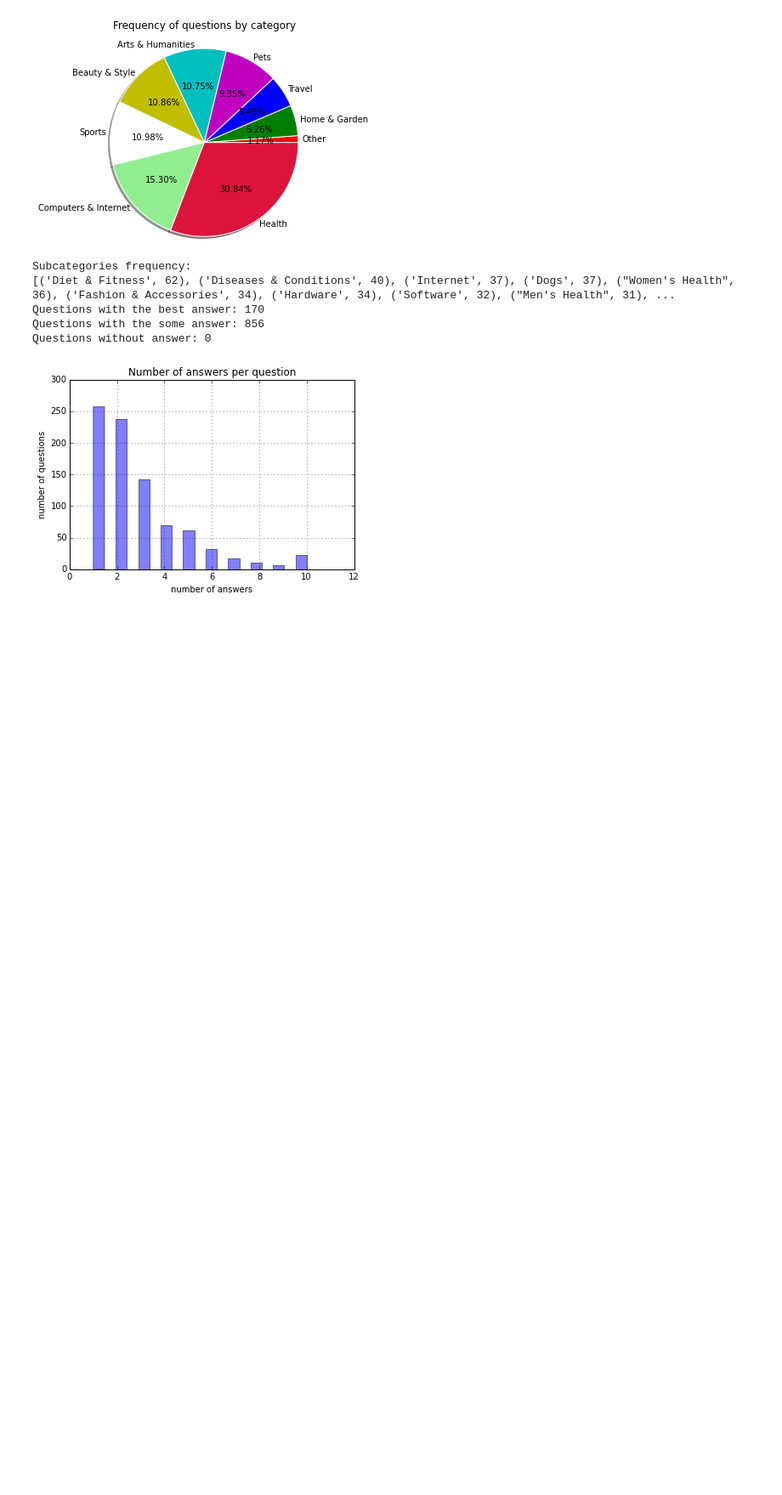
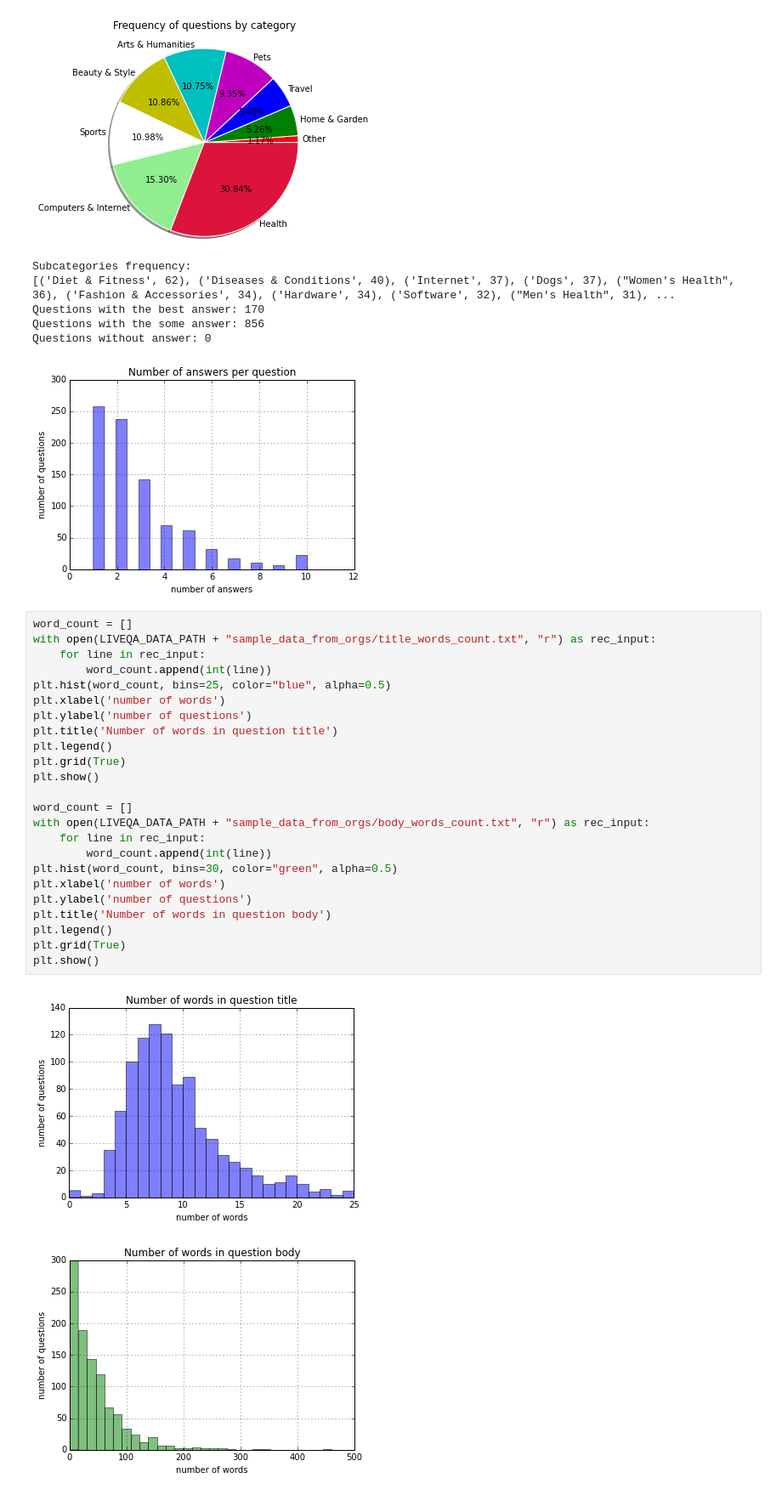
Before and after one commit to DenXX/irlab, a Jupyter notebook: code/dsavenk/liveqa/analysis/LiveQA Analysis.ipynb, the cells around one changed output. Shown: that part at 85% size. Saved outputs shown, nothing was run; the diff lists cells and outputs as text; blank space fills up the shorter version.

```diff
--- a/code/dsavenk/liveqa/analysis/LiveQA Analysis.ipynb
+++ b/code/dsavenk/liveqa/analysis/LiveQA Analysis.ipynb
@@ -216,3 +225,30 @@ Questions with the best answer: 170
 Questions with the some answer: 856
 Questions without answer: 0
 [figure]
+# %%
+word_count = []
+with open(LIVEQA_DATA_PATH + "sample_data_from_orgs/title_words_count.txt", "r") as rec_input:
+    for line in rec_input:
+        word_count.append(int(line))
+plt.hist(word_count, bins=25, color="blue", alpha=0.5)
+plt.xlabel('number of words')
+plt.ylabel('number of questions')
+plt.title('Number of words in question title')
+plt.legend()
+plt.grid(True)
+plt.show()
+
+word_count = []
+with open(LIVEQA_DATA_PATH + "sample_data_from_orgs/body_words_count.txt", "r") as rec_input:
+    for line in rec_input:
+        word_count.append(int(line))
+plt.hist(word_count, bins=30, color="green", alpha=0.5)
+plt.xlabel('number of words')
+plt.ylabel('number of questions')
+plt.title('Number of words in question body')
+plt.legend()
+plt.grid(True)
+plt.show()
+# %% [output]
+[figure, added]
+[figure, added]
```
Also changed, not shown: parts of 1 cell of this notebook, 8 other files.
